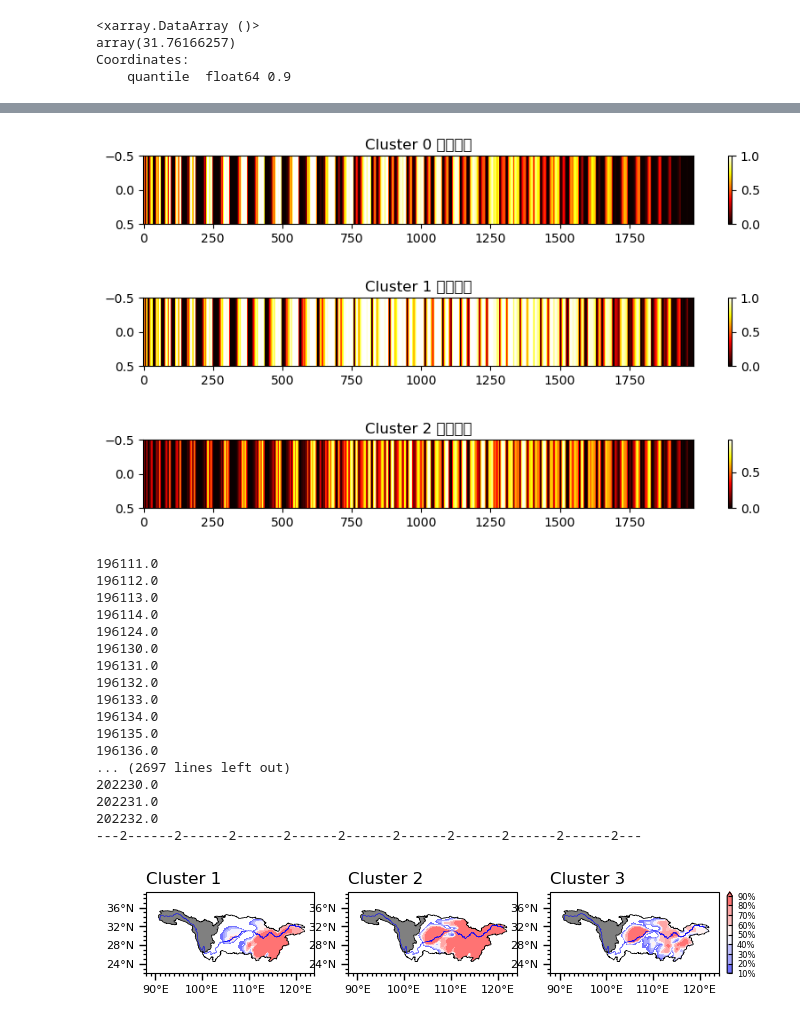
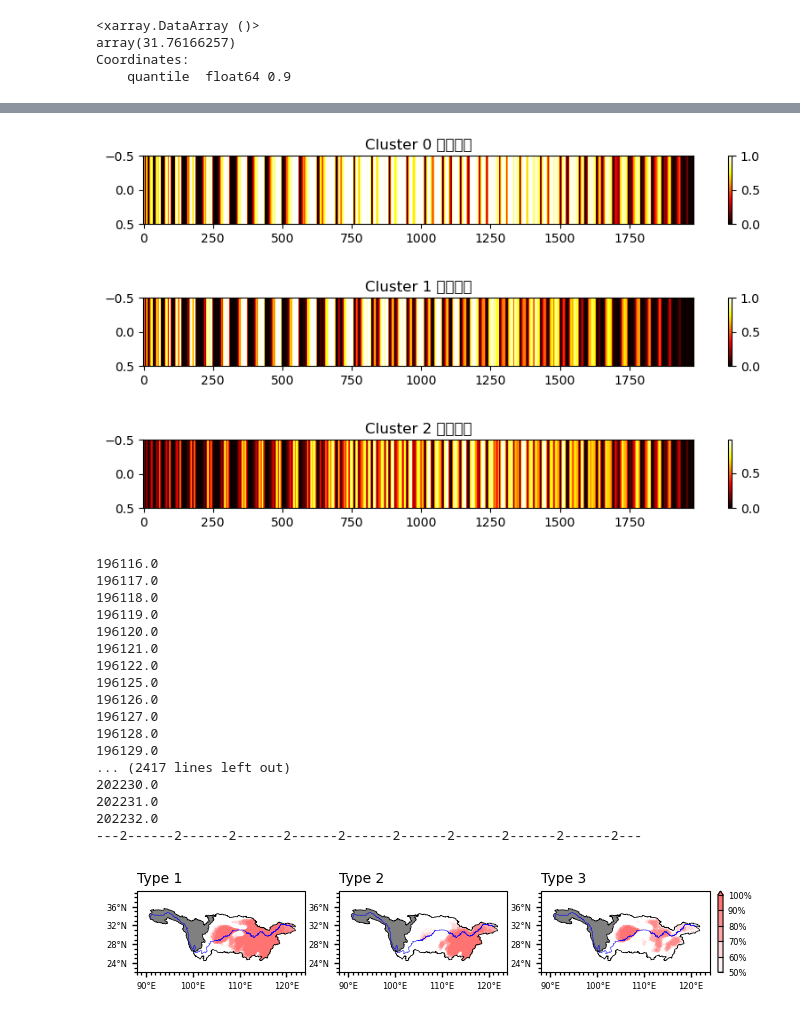
Before and after one commit to hhhopsong/work, a Jupyter notebook: Meteorological/p2/数据处理/极端高温逐年逐日pattern.ipynb, the cells around one changed output, grey strips where cells are left out. Drawn from its saved outputs; the diff is of its cells as text; code cells hidden in the pictures.

```diff
--- a/Meteorological/p2/数据处理/极端高温逐年逐日pattern.ipynb
+++ b/Meteorological/p2/数据处理/极端高温逐年逐日pattern.ipynb
@@ -47,7 +47,6 @@ array(31.76166257)
 Coordinates:
     quantile  float64 0.9
 # %%
-Tmax_5Day_filt_averTh = nanmean_filter(t95, 11)  # 11*11格点 空间滑动平均
 EHD = Tmax_5Day_filt - t95
 EHD = EHD.where(EHD > 0, 0)  # 极端高温日温度距平
 EHD = EHD.where(EHD == 0, 1)  # 数据二值化处理(1:极端高温, 0:非极端高温)
@@ -56,7 +55,7 @@ zone_stations = masked((CN051_2 - CN051_2 + 1).sel(time='2022-01-01'), r"D:\PyFi
 EHDstations_zone = EHD.sum(dim=['lat', 'lon']) / zone_stations  # 长江流域逐日极端高温格点占比
 S_q = 0.9
 S_th = EHDstations_zone.quantile(S_q).data
-S_th = 0.25
+S_th = 0.3
 EHD20 = EHD.where(EHDstations_zone >= S_th, np.nan)  # 提取极端高温日占比大于10%
 # 获取EHD20的年份和日
 EHD20_time = np.zeros((EHD20['year'].size, EHD20['day'].size))
@@ -102,7 +101,7 @@ time = [[] for i in range(K_s)]
 for cluster in range(K_s):
     extent_CN = [88, 124, 22, 38]  # 中国大陆经度范围，纬度范围
     ax = fig.add_subplot(1, K_s + 1, cluster + 1, projection=ccrs.PlateCarree())
-    ax.set_title(f"Cluster {cluster + 1}", loc='left')
+    ax.set_title(f"Type {cluster + 1}", loc='left', fontsize=10)
     ax.add_geometries(Reader(r'D:\PyFile\map\self\长江_TP\长江_tp.shp').geometries(), ccrs.PlateCarree(),
                       facecolor='none', edgecolor='black', linewidth=.5)
     ax.add_geometries(Reader(
@@ -120,61 +119,62 @@ for cluster in range(K_s):
     lon_formatter = LongitudeFormatter()
     lat_formatter = LatitudeFormatter()
     ax.xaxis.set_major_formatter(lon_formatter)
     ax.yaxis.set_major_formatter(lat_formatter)
     xmajorLocator = MultipleLocator(10)#先定义xmajorLocator，再进行调用
     ax.xaxis.set_major_locator(xmajorLocator)#x轴最大刻度
     xminorLocator = MultipleLocator(1)
     ax.xaxis.set_minor_locator(xminorLocator)#x轴最小刻度
     ymajorLocator = MultipleLocator(4)
     ax.yaxis.set_major_locator(ymajorLocator)#y轴最大刻度
     yminorLocator = MultipleLocator(1)
     ax.yaxis.set_minor_locator(yminorLocator)#y轴最小刻度
     # 调整刻度值字体大小
-    ax.tick_params(axis='both', labelsize=8, colors='black')
+    ax.tick_params(axis='both', labelsize=6, colors='black')
     # 最大刻度、最小刻度的刻度线长短，粗细设置
-    ax.tick_params(which='major', length=5, width=1, color='black')  # 最大刻度长度，宽度设置，
+    ax.tick_params(which='major', length=3.5, width=1, color='black')  # 最大刻度长度，宽度设置，
     ax.tick_params(which='minor', length=2, width=.9, color='black')  # 最小刻度长度，宽度设置
     ax.tick_params(which='both', bottom=True, top=False, left=True, labelbottom=True, labeltop=False)
     KM = []
     for i in K[cluster]['indices']:
         KM.append(EHD20.iloc[i].to_numpy())
         time[cluster].append(str(int(EHD20_time[i-1])))
         print(EHD20_time[i-1])
     KM = np.array(KM).mean(axis=0)
     con = ax.contourf(CN051_2['lon'], CN051_2['lat'], KM.reshape(163, 283),
-                      cmap=cmaps.GMT_polar[4:-4], transform=ccrs.PlateCarree(),
-                      levels=np.array([.1, .2, .3, .4, .5, .6, .7, .8, .9]), extend='max')
+                      cmap=cmaps.GMT_polar[10:-4], transform=ccrs.PlateCarree(),
+                      levels=np.array([.5, .6, .7, .8, .9, 1.]), extend='max')
 
     print(f'---{cluster}---' * 10)
 # 色标
 ax_colorbar = inset_axes(ax, width="3%", height="100%", loc='lower left', bbox_to_anchor=(1.05, 0., 1, 1), bbox_transform=ax.transAxes, borderpad=0)
 cb1 = plt.colorbar(con, cax=ax_colorbar, orientation='vertical')
-cb1.locator = ticker.FixedLocator(np.array([.1, .2, .3, .4, .5, .6, .7, .8, .9]))
-cb1.set_ticklabels(['10%', '20%', '30%', '40%', '50%', '60%', '70%', '80%', '90%'])
-cb1.ax.tick_params(length=3, labelsize=6, direction='in')  # length为刻度线的长度
+cb1.locator = ticker.FixedLocator(np.array([.5, .6, .7, .8, .9, 1.]))
+cb1.set_ticklabels(['50%', '60%', '70%', '80%', '90%', '100%'])
+cb1.ax.tick_params(length=3.5, labelsize=6, direction='in')  # length为刻度线的长度
+plt.savefig(fr"D:\PyFile\p2\pic\图3.png", dpi=600, bbox_inches='tight')
 plt.show()
 # %% [output]
-[figure, old version]
+[figure, new version]
-[figure, old version]
+[figure, new version]
-[figure, old version]
+[figure, new version]
-196111.0
-196112.0
-196113.0
-196114.0
-196124.0
-196130.0
-196131.0
-196132.0
-196133.0
-196134.0
-196135.0
-196136.0
-... (2697 lines left out)
+196116.0
+196117.0
+196118.0
+196119.0
+196120.0
+196121.0
+196122.0
+196125.0
+196126.0
+196127.0
+196128.0
+196129.0
+... (2417 lines left out)
 202230.0
 202231.0
 202232.0
 ---2------2------2------2------2------2------2------2------2------2---
-[figure, old version]
+[figure, new version]
 # %%
 Time_type = np.zeros((62, K_s))
 for i in range(K_s):
```
Also changed, not shown: parts of 6 cells of this notebook, 9 other files.
